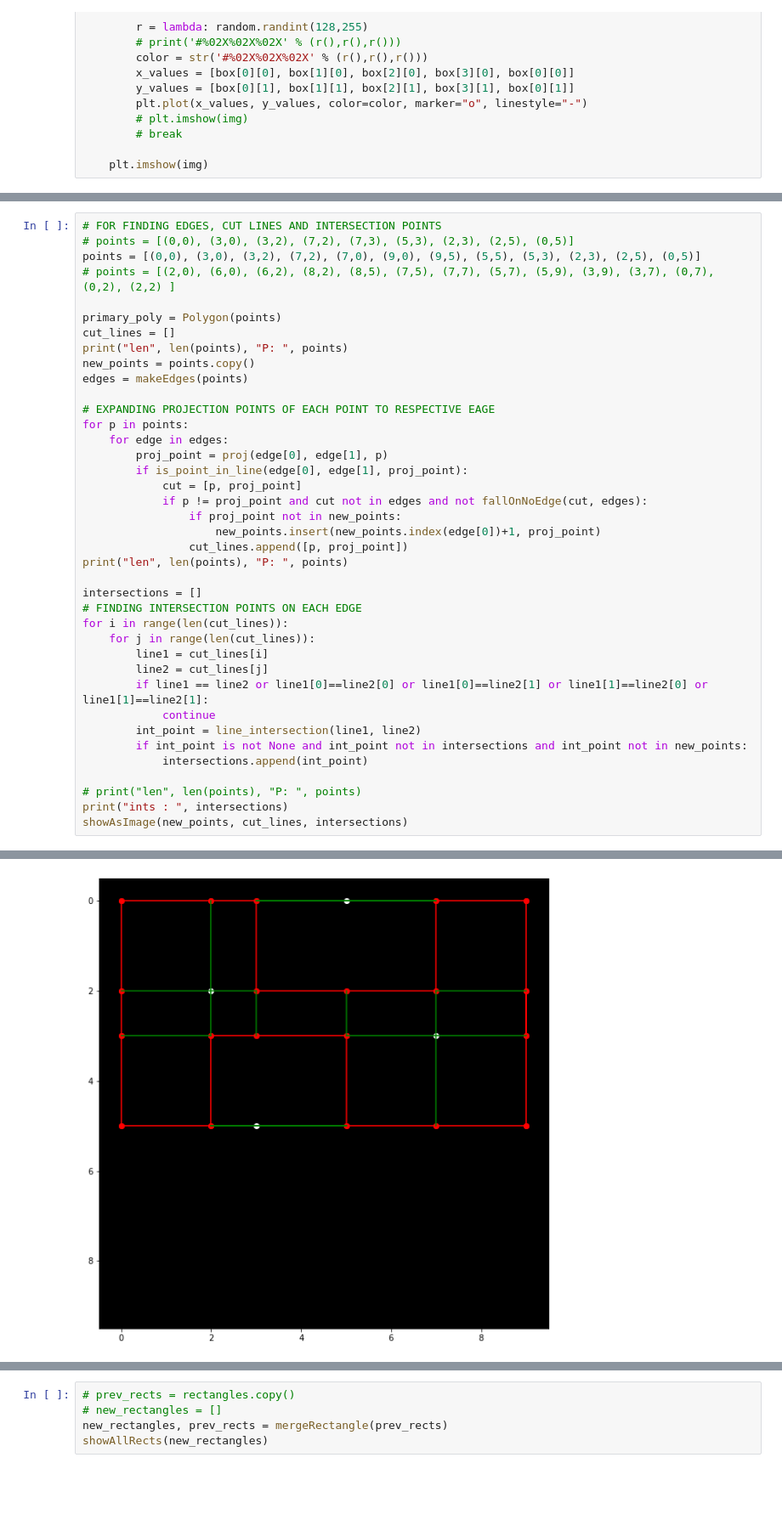
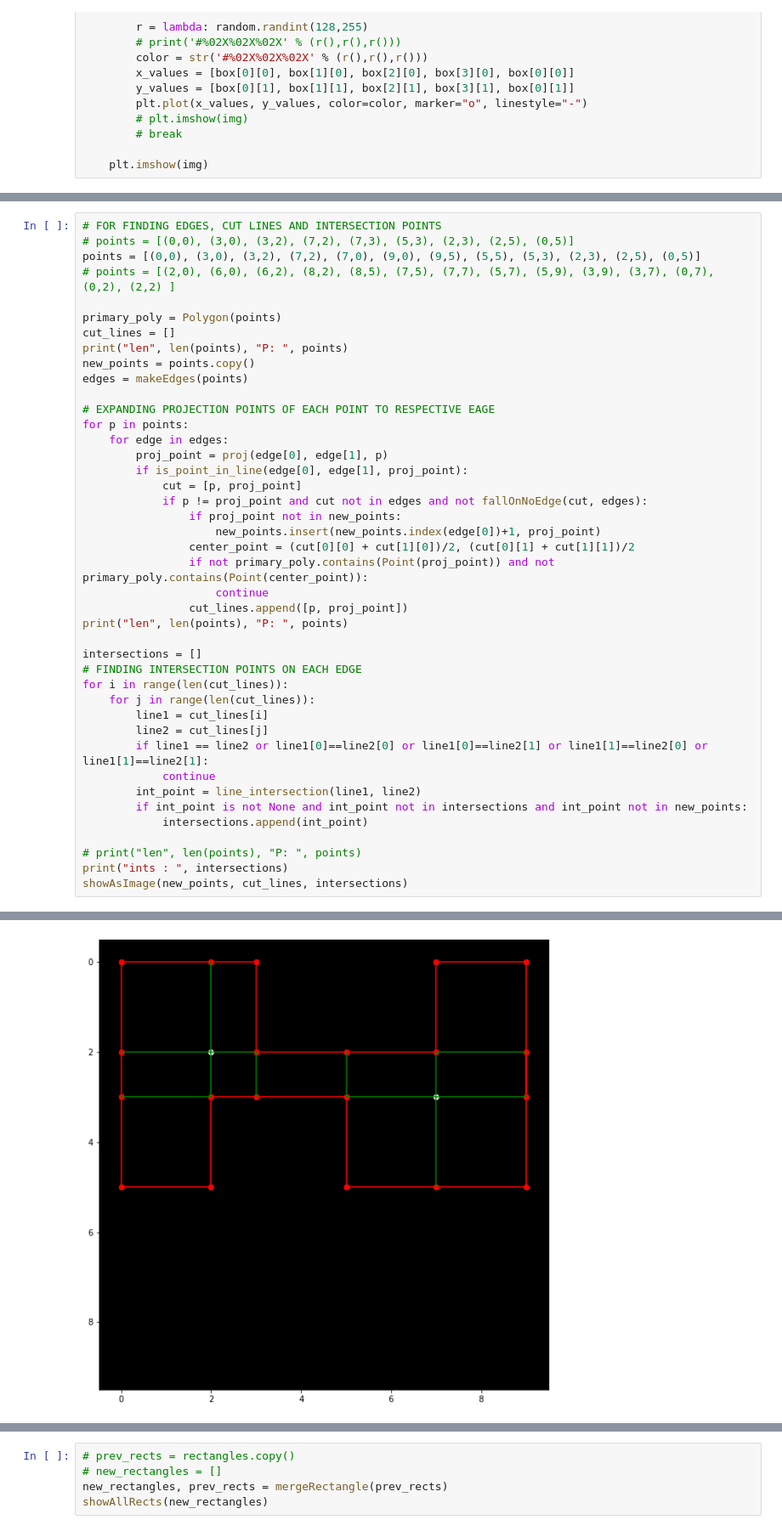
Before and after one commit to dsaha1656/orthogonal-hull, a Jupyter notebook: t4.ipynb, the cells around one changed output, grey strips where cells are left out. Shown at 85% size. Drawn from its saved outputs; the diff is of its cells as text; blank space fills up the shorter version.

```diff
--- a/t4.ipynb
+++ b/t4.ipynb
@@ -260,6 +281,9 @@ for p in points:
             if p != proj_point and cut not in edges and not fallOnNoEdge(cut, edges):
                 if proj_point not in new_points:
                     new_points.insert(new_points.index(edge[0])+1, proj_point)
+                center_point = (cut[0][0] + cut[1][0])/2, (cut[0][1] + cut[1][1])/2
+                if not primary_poly.contains(Point(proj_point)) and not primary_poly.contains(Point(center_point)):
+                    continue
                 cut_lines.append([p, proj_point])
 print("len", len(points), "P: ", points)
 
@@ -285,5 +309,5 @@ ints :  [(5, 0), (3, 5), (2, 2), (7, 3)]
 <Figure size 432x288 with 0 Axes>
-[figure, old version]
+[figure, new version]
 # %%
 # max_area without intersection points
 i = 0
```
Also changed, not shown: parts of 5 cells of this notebook.
